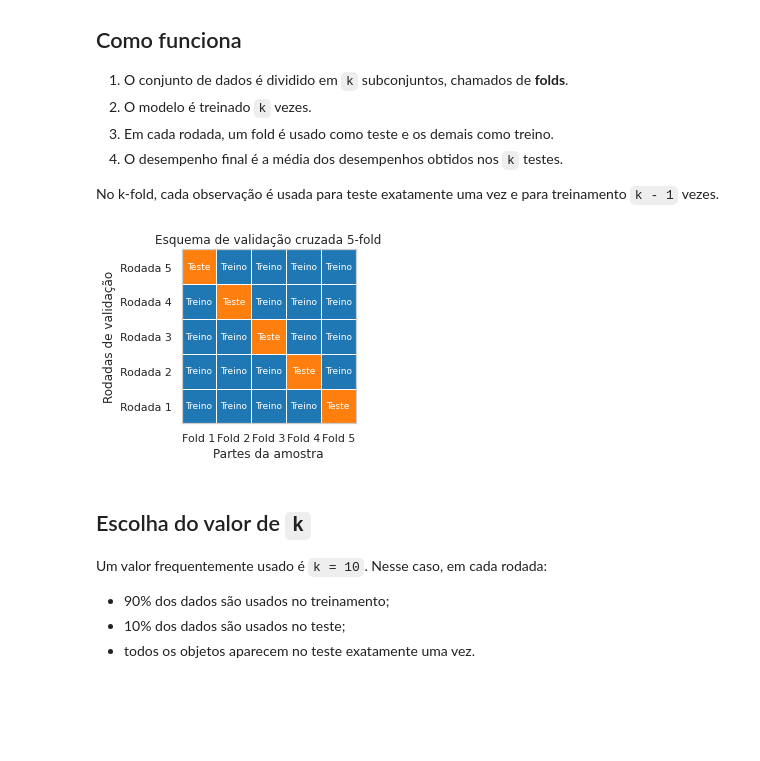
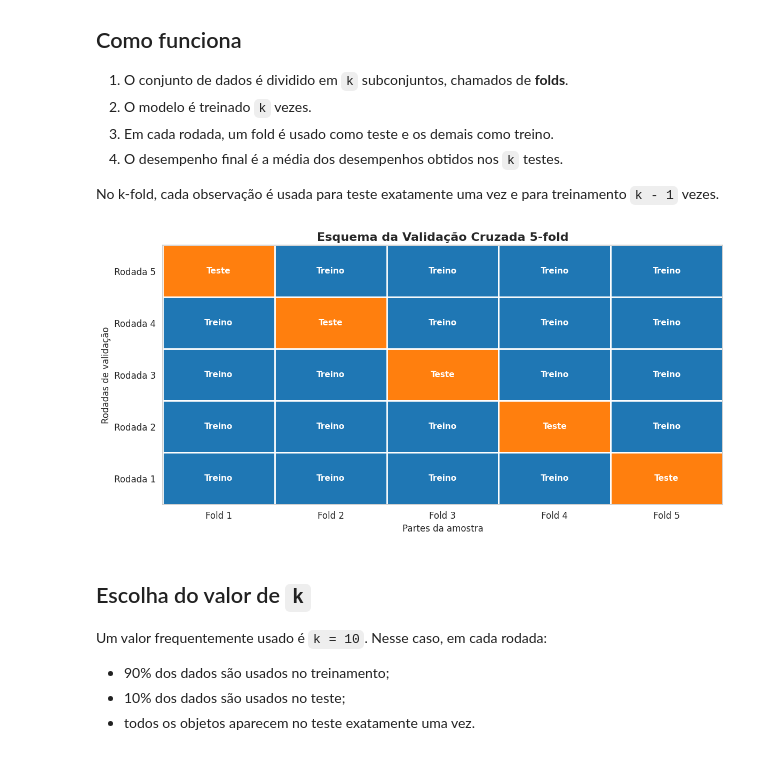
Before and after one commit to cibelerusso/FundamentosemCienciasdeDados, a Jupyter notebook: Notebooks/Fundamentos_em_Ciencias_de_Dados_Aula_14_Validação_de_modelos.ipynb, the cells around one changed output. Saved outputs shown, nothing was run; the diff lists cells and outputs as text; code cells hidden in the pictures; blank space fills up the shorter version.

```diff
--- a/Notebooks/Fundamentos_em_Ciencias_de_Dados_Aula_14_Validação_de_modelos.ipynb
+++ b/Notebooks/Fundamentos_em_Ciencias_de_Dados_Aula_14_Validação_de_modelos.ipynb
@@ -332,32 +360,69 @@ Para reduzir a dependência de uma única partição, usamos a **validação cru
 
 No k-fold, cada observação é usada para teste exatamente uma vez e para treinamento `k - 1` vezes.
 # %%
-def desenhar_kfold(k=5):
-    fig, ax = plt.subplots(figsize=(15, 3.2))
-    ax.set_xlim(0, k)
-    ax.set_ylim(0, k)
-    ax.set_xticks(np.arange(k) + 0.5)
-    ax.set_xticklabels([f"Fold {i+1}" for i in range(k)])
-    ax.set_yticks(np.arange(k) + 0.5)
-    ax.set_yticklabels([f"Rodada {i+1}" for i in range(k)])
-    ax.set_xlabel("Partes da amostra")
-    ax.set_ylabel("Rodadas de validação")
-    ax.set_title(f"Esquema de validação cruzada {k}-fold")
+import numpy as np
+import matplotlib.pyplot as plt
 
-    for i in range(k):
-        for j in range(k):
-            color = "tab:orange" if i == j else "tab:blue"
-            label = "Teste" if i == j else "Treino"
-            rect = plt.Rectangle((j, k-1-i), 1, 1, facecolor=color, edgecolor="white")
-            ax.add_patch(rect)
-            ax.text(j + 0.5, k-1-i + 0.5, label, ha="center", va="center", color="white", fontsize=9)
+k = 5
 
-    ax.set_aspect("equal")
-    plt.show()
+fig, ax = plt.subplots(figsize=(12, 6))
 
-desenhar_kfold(k=5)
+ax.set_xlim(0, k)
+ax.set_ylim(0, k)
+
+ax.set_xticks(np.arange(k) + 0.5)
+ax.set_xticklabels(
+    [f"Fold {i+1}" for i in range(k)],
+    fontsize=12
+)
+
+ax.set_yticks(np.arange(k) + 0.5)
+ax.set_yticklabels(
+    [f"Rodada {i+1}" for i in range(k)],
+    fontsize=12
+)
+
+ax.set_xlabel("Partes da amostra", fontsize=12)
+ax.set_ylabel("Rodadas de validação", fontsize=12)
+
+ax.set_title(
+    f"Esquema da Validação Cruzada {k}-fold",
+    fontsize=16,
+    fontweight="bold"
+)
+
+for i in range(k):
+    for j in range(k):
+
+        cor = "tab:orange" if i == j else "tab:blue"
+        texto = "Teste" if i == j else "Treino"
+
+        ax.add_patch(
+            plt.Rectangle(
+                (j, k - 1 - i),
+                1,
+                1,
+                facecolor=cor,
+                edgecolor="white",
+                linewidth=2
+            )
+        )
+
+        ax.text(
+            j + 0.5,
+            k - 1 - i + 0.5,
+            texto,
+            ha="center",
+            va="center",
+            color="white",
+            fontsize=11,
+            fontweight="bold"
+        )
+
+plt.tight_layout()
+plt.show()
 # %% [output]
-[figure, old version]
+[figure, new version]
 # %% [markdown]
 ## Escolha do valor de `k`
 
```
Also changed, not shown: parts of 18 cells of this notebook.
